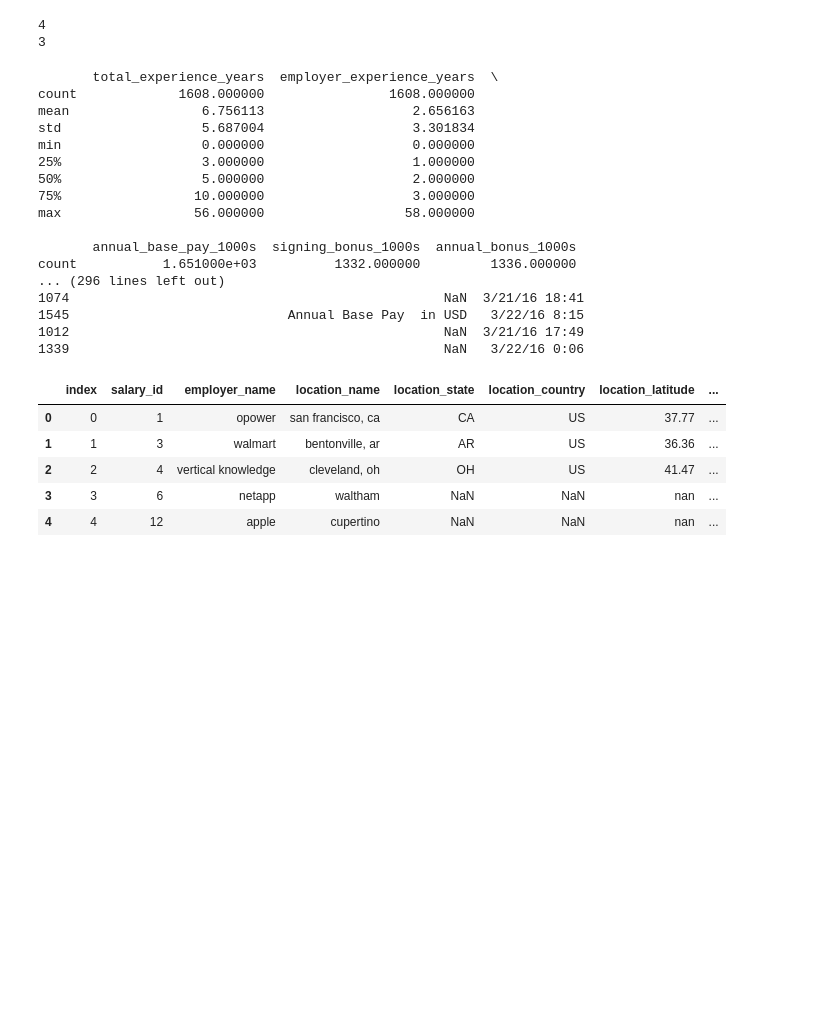
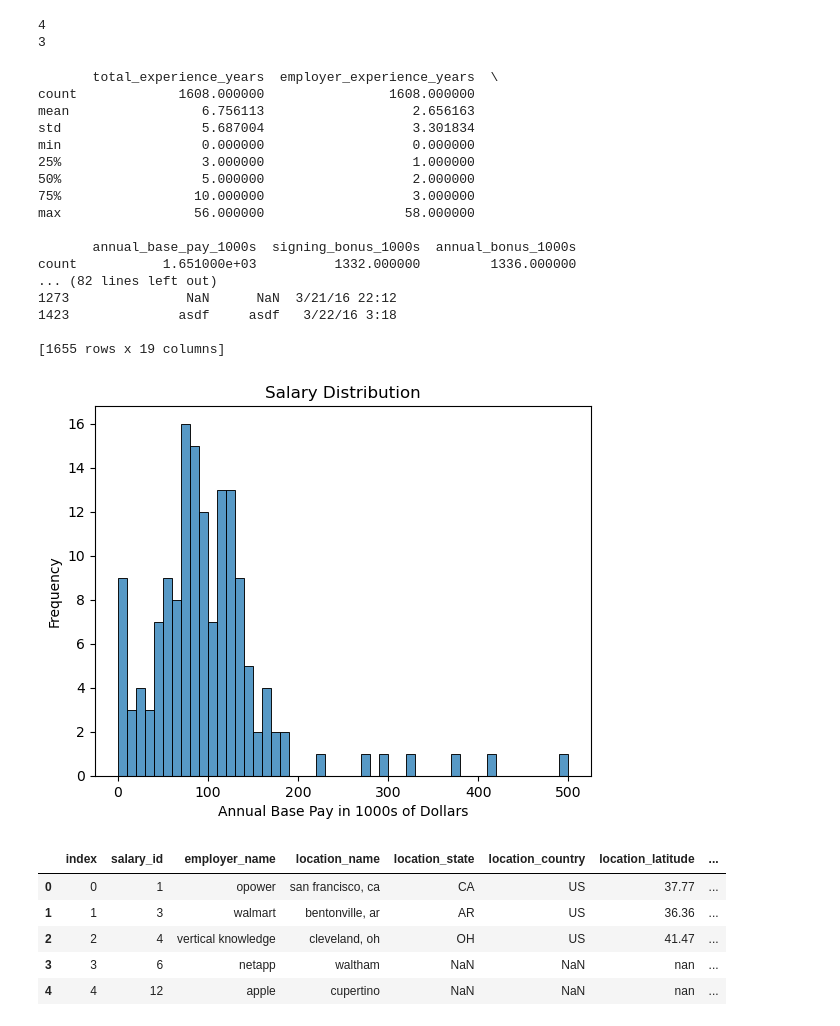
Before and after one commit to ECO225-W2025/eco225-project-code-Annalauk, a Jupyter notebook: Code/initial_data_cleaning.ipynb, the cells around one changed output. Saved outputs shown, nothing was run; the diff lists cells and outputs as text; code cells hidden in the pictures; blank space fills up the shorter version.

Commit message:
Troubleshooting histogram & seeing what I need to do to clean the data

```diff
--- a/Code/initial_data_cleaning.ipynb
+++ b/Code/initial_data_cleaning.ipynb
@@ -78,14 +78,14 @@ comments                      object
 submitted_at                  object
 dtype: object
 # %%
-tech['annual_base_pay'] = tech['annual_base_pay']/1000
-tech['signing_bonus'] = tech['signing_bonus']/1000
-tech['annual_bonus'] = tech['annual_bonus']/1000
+#tech['annual_base_pay'] = tech['annual_base_pay']/1000
+#tech['signing_bonus'] = tech['signing_bonus']/1000
+#tech['annual_bonus'] = tech['annual_bonus']/1000
 
-tech.rename(columns={'signing_bonus': 'signing_bonus_1000s', 'annual_base_pay': 'annual_base_pay_1000s', 'annual_bonus': 'annual_bonus_1000s'}, inplace=True)
-tech.head()
+#tech.rename(columns={'signing_bonus': 'signing_bonus_1000s', 'annual_base_pay': 'annual_base_pay_1000s', 'annual_bonus': 'annual_bonus_1000s'}, inplace=True)
+#tech.head()
 
-print(tech.dtypes)
+#print(tech.dtypes)
 # %% [output]
 index                         object
 salary_id                     object
@@ -120,13 +120,7 @@ print(tech.describe())
 
 tech_sorted = tech.sort_values(by='annual_base_pay_1000s', ascending=True)
 
-print(tech_sorted.head(40))
-
-#sns.histplot(tech['annual_base_pay_1000s'], bins=50, kde=False)
-#plt.title('Salary Distribution')
-#plt.xlabel('Annual Base Pay in 1000s of Dollars')
-#plt.ylabel('Frequency')
-#plt.show()
+print(tech_sorted)
 # %% [output]
        total_experience_years  employer_experience_years  \
 count             1608.000000                1608.000000
@@ -140,11 +134,21 @@ max                 56.000000                  58.000000
 
        annual_base_pay_1000s  signing_bonus_1000s  annual_bonus_1000s
 count           1.651000e+03          1332.000000         1336.000000
-... (296 lines left out)
-1074                                                NaN  3/21/16 18:41
-1545                            Annual Base Pay  in USD   3/22/16 8:15
-1012                                                NaN  3/21/16 17:49
-1339                                                NaN   3/22/16 0:06
+... (82 lines left out)
+1273               NaN      NaN  3/21/16 22:12
+1423              asdf     asdf   3/22/16 3:18
+
+[1655 rows x 19 columns]
+# %%
+lalala = tech.head(150)
+
+sns.histplot(lalala['annual_base_pay_1000s'], bins =50, kde=False)
+plt.title('Salary Distribution')
+plt.xlabel('Annual Base Pay in 1000s of Dollars')
+plt.ylabel('Frequency')
+plt.show()
+# %% [output]
+[figure, added]
 # %%
 tech.head()
 # %% [output]
```
